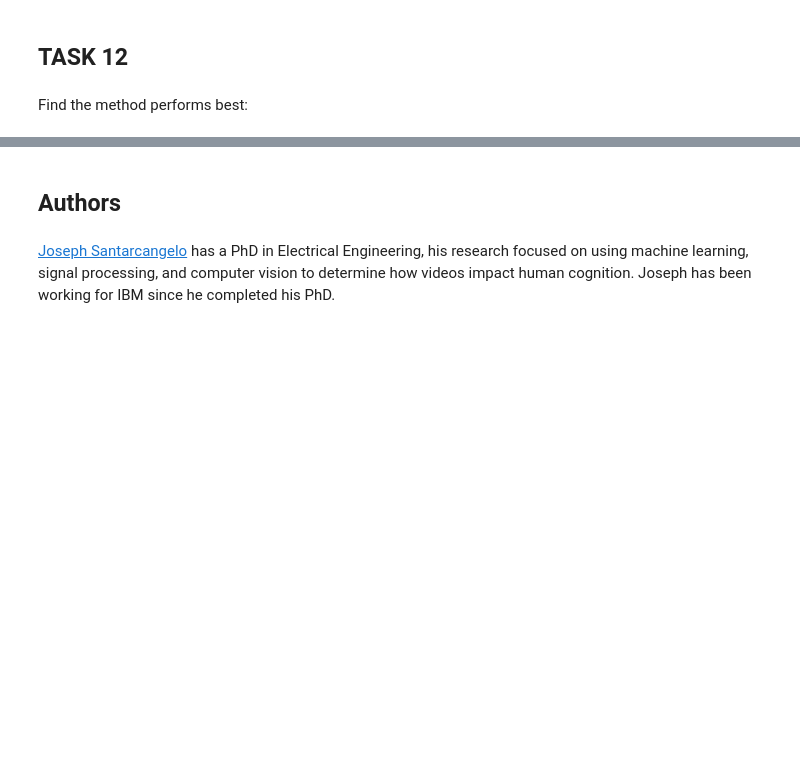
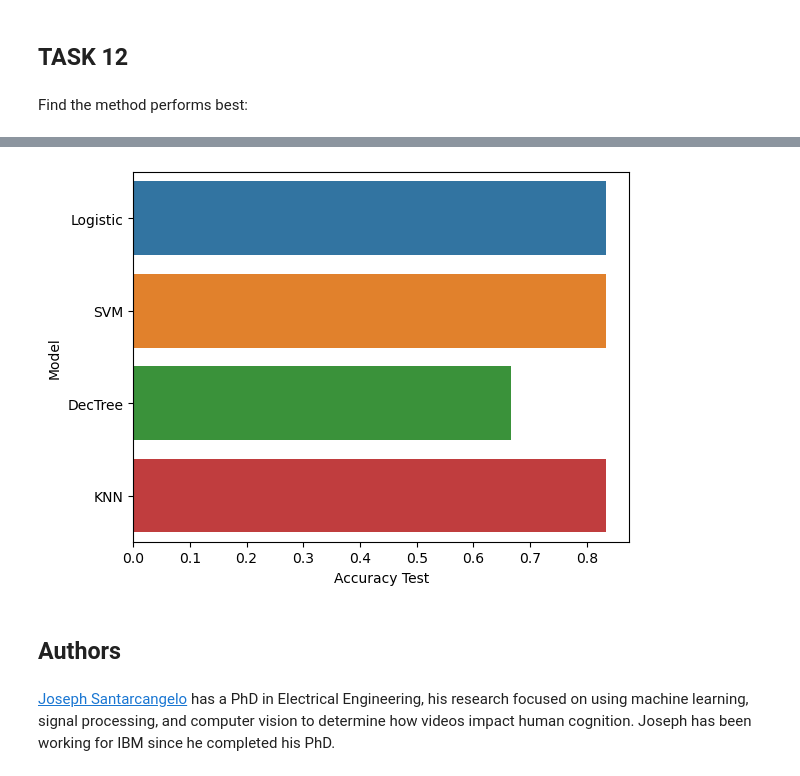
Before and after one commit to PyPrint/CapstoneCoursera, a Jupyter notebook: SpaceX_Machine Learning Prediction_Part_5.ipynb, the cells around one changed output, grey strips where cells are left out. Saved outputs shown, nothing was run; the diff lists cells and outputs as text; code cells hidden in the pictures; blank space fills up the shorter version.

```diff
--- a/SpaceX_Machine Learning Prediction_Part_5.ipynb
+++ b/SpaceX_Machine Learning Prediction_Part_5.ipynb
@@ -335,3 +345,11 @@ All algorithms produce identical results...
+# %%
+Accuracies = [logreg_cv.score(X_test, Y_test), svm_cv.score(X_test, Y_test), tree_cv.score(X_test, Y_test), knn_cv.score(X_test, Y_test)]
+Model = ['Logistic', 'SVM', 'DecTree', 'KNN']
+ax = sns.barplot(x = Accuracies, y = Model)
+ax.set(xlabel='Accuracy Test', ylabel='Model')
+plt.show()
+# %% [output]
+[figure, added]
 # %% [markdown]
 ## Authors
 # %% [markdown]
```
Also changed, not shown: parts of 6 cells of this notebook, 6 other files.
